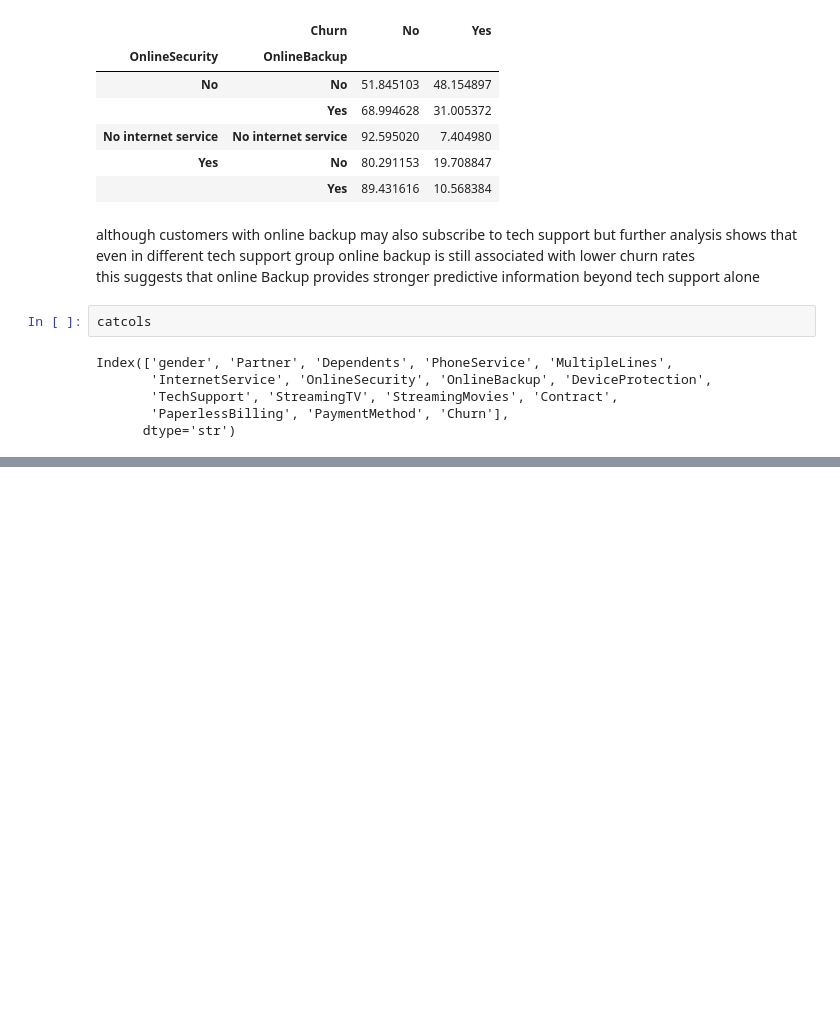
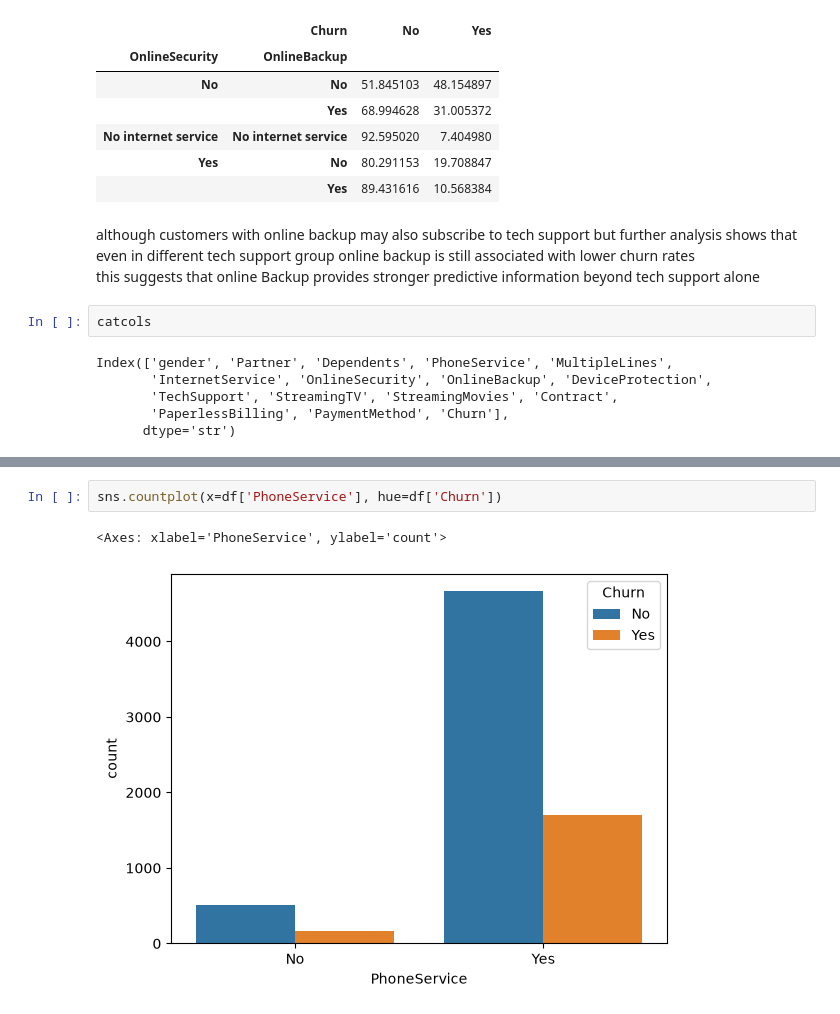
Before and after one commit to SuryanshThapliyal/IBM-Telco-customer-churn-prediction, a Jupyter notebook: customer_churn.ipynb, the cells around one changed output, grey strips where cells are left out. Cells and saved outputs as stored; diff of their text form; blank space fills up the shorter version.

```diff
--- a/customer_churn.ipynb
+++ b/customer_churn.ipynb
@@ -777,0 +795,5 @@ Index(['gender', 'Partner', 'Dependents', 'PhoneService', 'MultipleLines',
+# %%
+sns.countplot(x=df['PhoneService'], hue=df['Churn'])
+# %% [output]
+<Axes: xlabel='PhoneService', ylabel='count'>
+[figure, added]
```
Also changed, not shown: parts of 32 cells of this notebook.
